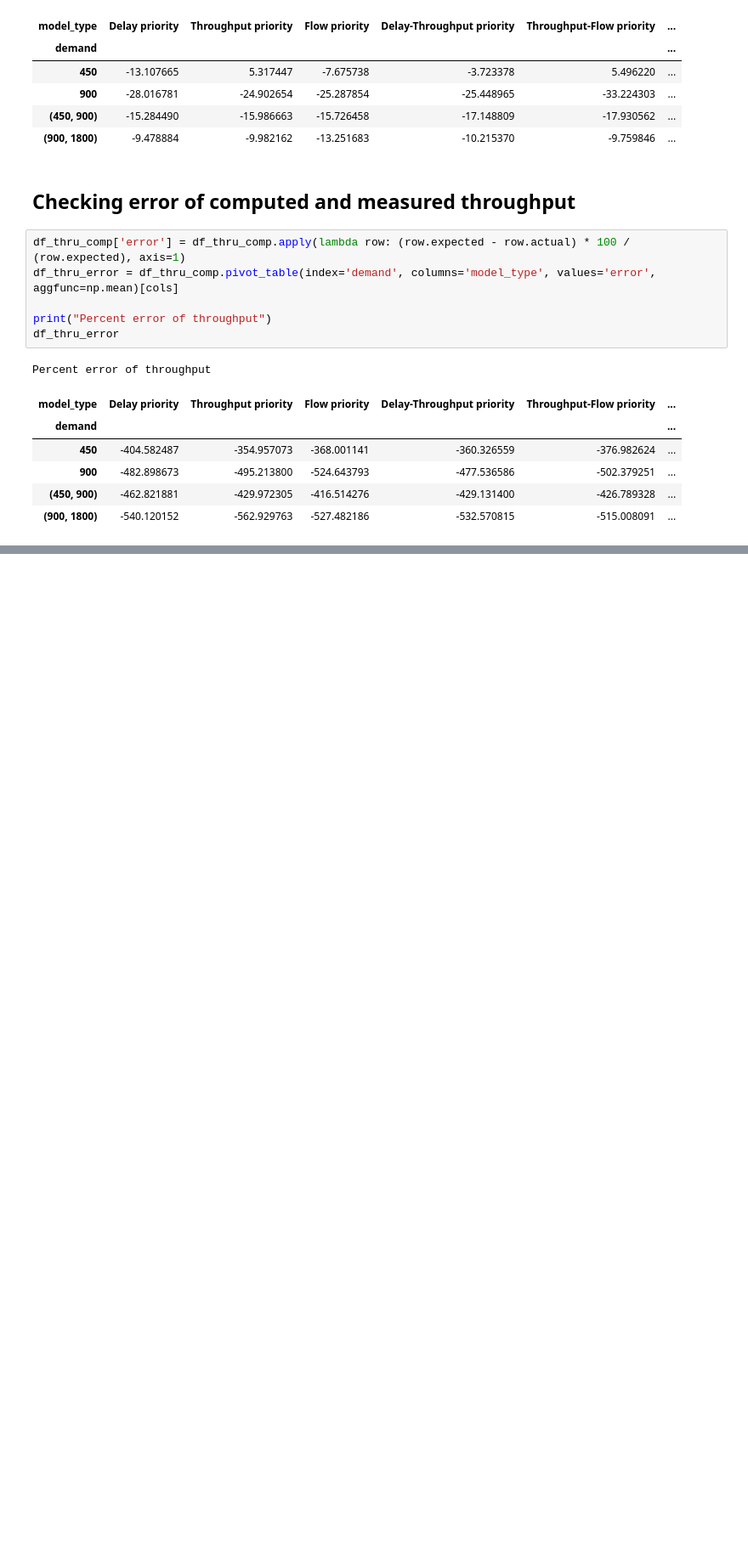
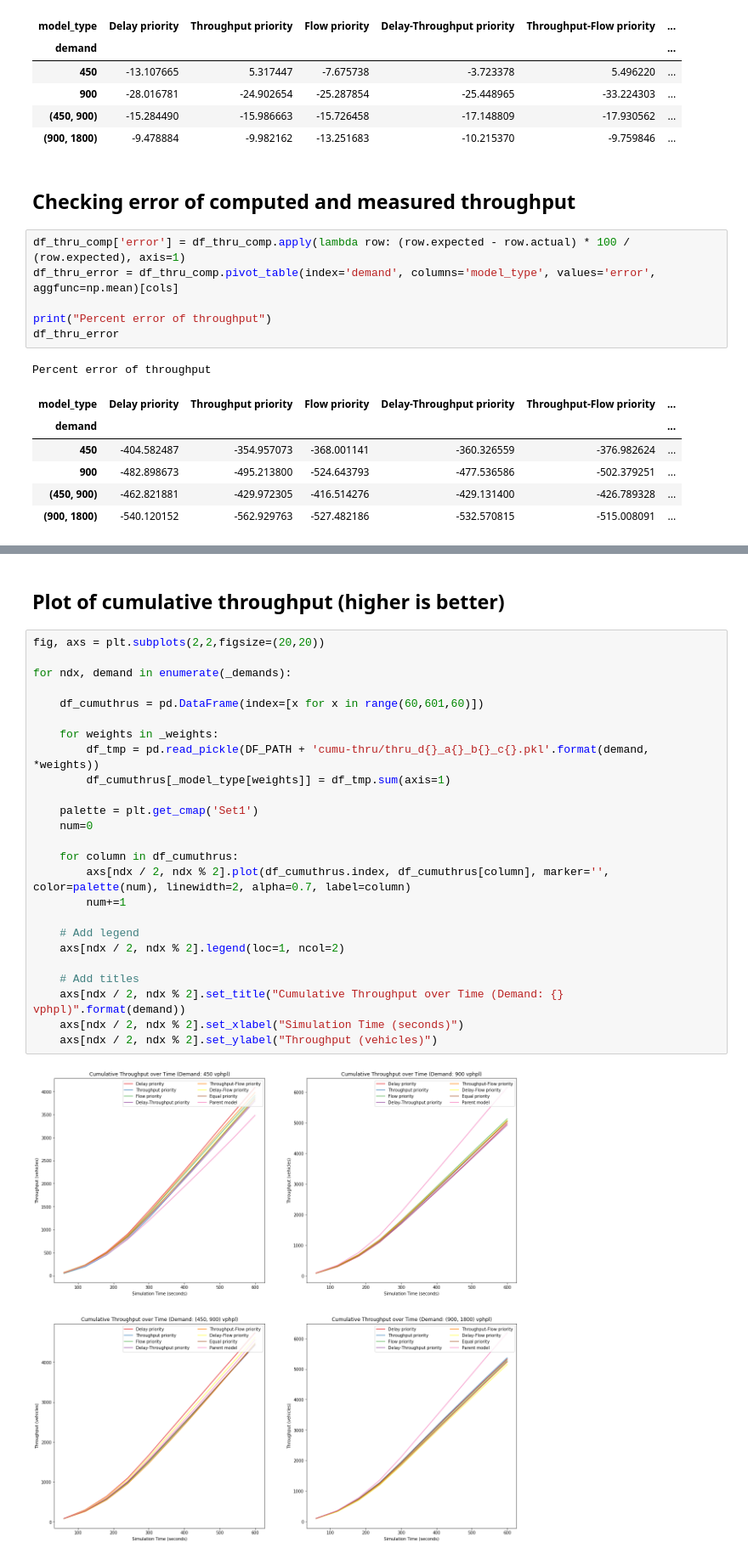
Before and after one commit to DEGABGED/ctm_data_processing, a Jupyter notebook: Analysis of Results.ipynb, the cells around one changed output, grey strips where cells are left out. Shown: that part at 85% size. Saved outputs shown, nothing was run; the diff lists cells and outputs as text; blank space fills up the shorter version.

```diff
--- a/Analysis of Results.ipynb
+++ b/Analysis of Results.ipynb
@@ -180,0 +232,29 @@ Percent error of throughput
+# %% [markdown]
+## Plot of cumulative throughput (higher is better)
+# %%
+fig, axs = plt.subplots(2,2,figsize=(20,20))
+
+for ndx, demand in enumerate(_demands):
+
+    df_cumuthrus = pd.DataFrame(index=[x for x in range(60,601,60)])
+
+    for weights in _weights:
+        df_tmp = pd.read_pickle(DF_PATH + 'cumu-thru/thru_d{}_a{}_b{}_c{}.pkl'.format(demand, *weights))
+        df_cumuthrus[_model_type[weights]] = df_tmp.sum(axis=1)
+
+    palette = plt.get_cmap('Set1')
+    num=0
+
+    for column in df_cumuthrus:
+        axs[ndx / 2, ndx % 2].plot(df_cumuthrus.index, df_cumuthrus[column], marker='', color=palette(num), linewidth=2, alpha=0.7, label=column)
+        num+=1
+
+    # Add legend
+    axs[ndx / 2, ndx % 2].legend(loc=1, ncol=2)
+
+    # Add titles
+    axs[ndx / 2, ndx % 2].set_title("Cumulative Throughput over Time (Demand: {} vphpl)".format(demand))
+    axs[ndx / 2, ndx % 2].set_xlabel("Simulation Time (seconds)")
+    axs[ndx / 2, ndx % 2].set_ylabel("Throughput (vehicles)")
+# %% [output]
+[figure, added]
```
Also changed, not shown: parts of 6 cells of this notebook.
